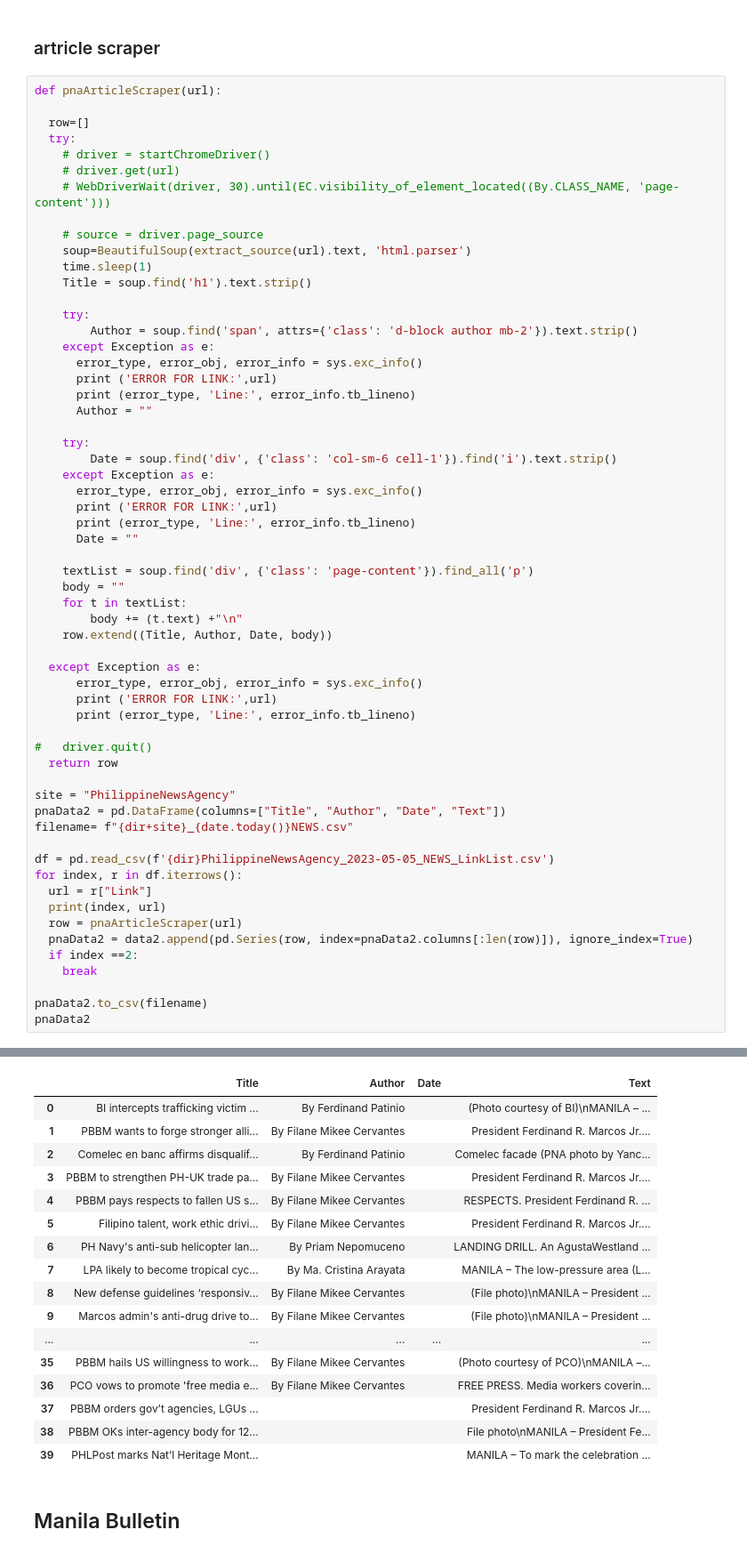
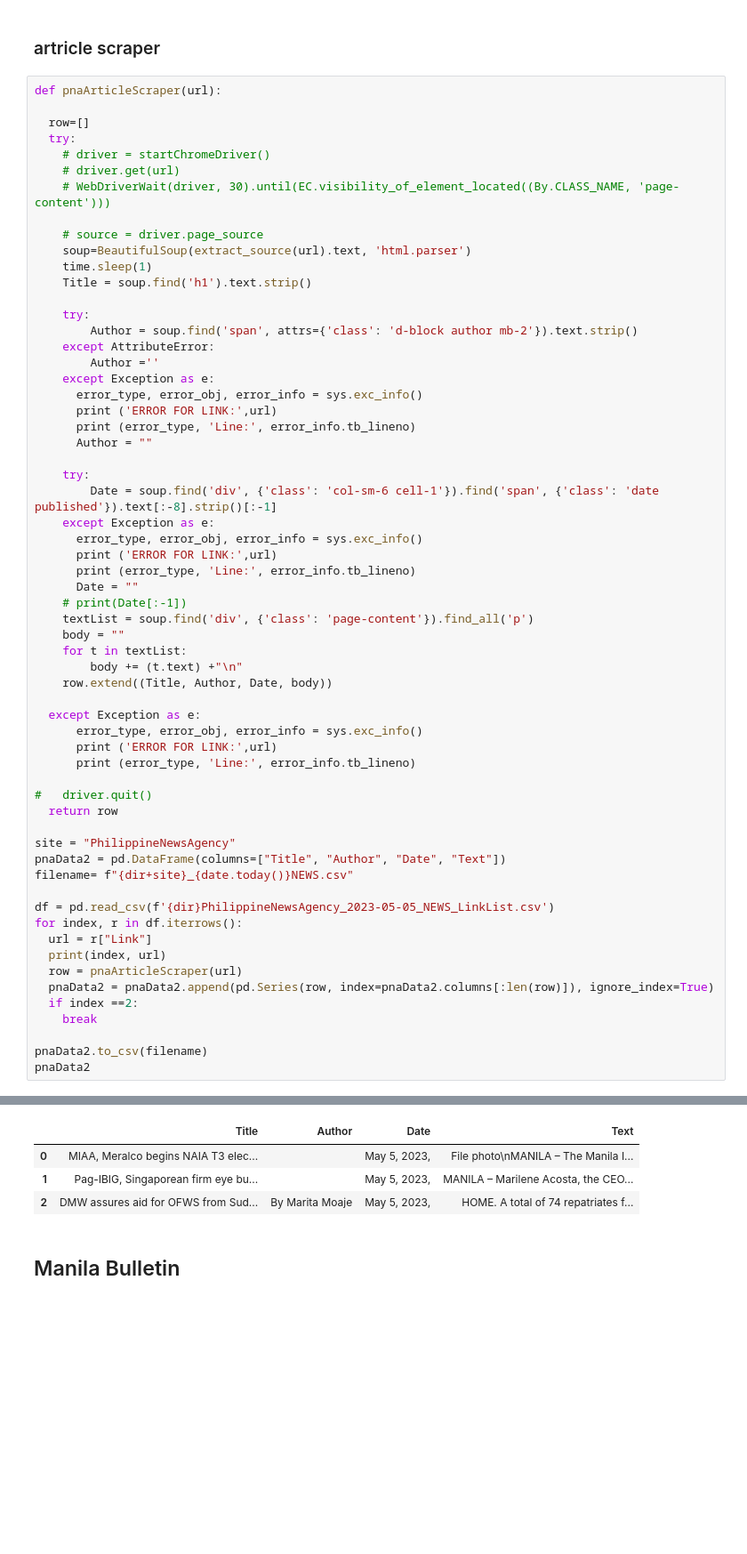
Before and after one commit to jmlDC/MARISOL-Thesis22-23, a Jupyter notebook: Scraper.ipynb, the cells around one changed output, grey strips where cells are left out. Shown: that part at 89% size. Drawn from its saved outputs; the diff is of its cells as text; blank space fills up the shorter version.

```diff
--- a/Scraper.ipynb
+++ b/Scraper.ipynb
@@ -1452,6 +1452,8 @@ def pnaArticleScraper(url):
 
     try:
         Author = soup.find('span', attrs={'class': 'd-block author mb-2'}).text.strip()
+    except AttributeError:
+        Author =''
     except Exception as e:
       error_type, error_obj, error_info = sys.exc_info()
       print ('ERROR FOR LINK:',url)
@@ -1459,13 +1461,13 @@ def pnaArticleScraper(url):
       Author = ""
 
     try:
-        Date = soup.find('div', {'class': 'col-sm-6 cell-1'}).find('i').text.strip()
+        Date = soup.find('div', {'class': 'col-sm-6 cell-1'}).find('span', {'class': 'date published'}).text[:-8].strip()[:-1]
     except Exception as e:
       error_type, error_obj, error_info = sys.exc_info()
       print ('ERROR FOR LINK:',url)
       print (error_type, 'Line:', error_info.tb_lineno)
       Date = ""
-
+    # print(Date[:-1])
     textList = soup.find('div', {'class': 'page-content'}).find_all('p')
     body = ""
     for t in textList:
@@ -1489,7 +1491,7 @@ for index, r in df.iterrows():
   url = r["Link"]
   print(index, url)
   row = pnaArticleScraper(url)
-  pnaData2 = data2.append(pd.Series(row, index=pnaData2.columns[:len(row)]), ignore_index=True)
+  pnaData2 = pnaData2.append(pd.Series(row, index=pnaData2.columns[:len(row)]), ignore_index=True)
   if index ==2:
     break
 
@@ -1516,20 +1507,7 @@ ERROR FOR LINK: https://www.pna.gov.ph/articles/1200704
 |  | Title | Author | Date | Text |
-| 0 | BI intercepts trafficking victim ... | By Ferdinand Patinio |  | (Photo courtesy of BI)\nMANILA – ... |
-| 1 | PBBM wants to forge stronger alli... | By Filane Mikee Cervantes |  | President Ferdinand R. Marcos Jr.... |
-| 2 | Comelec en banc affirms disqualif... | By Ferdinand Patinio |  | Comelec facade (PNA photo by Yanc... |
-| 3 | PBBM to strengthen PH-UK trade pa... | By Filane Mikee Cervantes |  | President Ferdinand R. Marcos Jr.... |
-| 4 | PBBM pays respects to fallen US s... | By Filane Mikee Cervantes |  | RESPECTS. President Ferdinand R. ... |
-| 5 | Filipino talent, work ethic drivi... | By Filane Mikee Cervantes |  | President Ferdinand R. Marcos Jr.... |
-| 6 | PH Navy's anti-sub helicopter lan... | By Priam Nepomuceno |  | LANDING DRILL. An AgustaWestland ... |
-| 7 | LPA likely to become tropical cyc... | By Ma. Cristina Arayata |  | MANILA – The low-pressure area (L... |
-| 8 | New defense guidelines ‘responsiv... | By Filane Mikee Cervantes |  | (File photo)\nMANILA – President ... |
-| 9 | Marcos admin's anti-drug drive to... | By Filane Mikee Cervantes |  | (File photo)\nMANILA – President ... |
-| ... | ... | ... | ... | ... |
-| 35 | PBBM hails US willingness to work... | By Filane Mikee Cervantes |  | (Photo courtesy of PCO)\nMANILA –... |
-| 36 | PCO vows to promote 'free media e... | By Filane Mikee Cervantes |  | FREE PRESS. Media workers coverin... |
-| 37 | PBBM orders gov’t agencies, LGUs ... |  |  | President Ferdinand R. Marcos Jr.... |
-| 38 | PBBM OKs inter-agency body for 12... |  |  | File photo\nMANILA – President Fe... |
-| 39 | PHLPost marks Nat’l Heritage Mont... |  |  | MANILA – To mark the celebration ... |
+| 0 | MIAA, Meralco begins NAIA T3 elec... |  | May 5, 2023, | File photo\nMANILA – The Manila I... |
+| 1 | Pag-IBIG, Singaporean firm eye bu... |  | May 5, 2023, | MANILA – Marilene Acosta, the CEO... |
+| 2 | DMW assures aid for OFWS from Sud... | By Marita Moaje | May 5, 2023, | HOME. A total of 74 repatriates f... |
 # %% [markdown]
 ## Manila Bulletin
 # %% [markdown]
```
Also changed, not shown: parts of 3 cells of this notebook.
